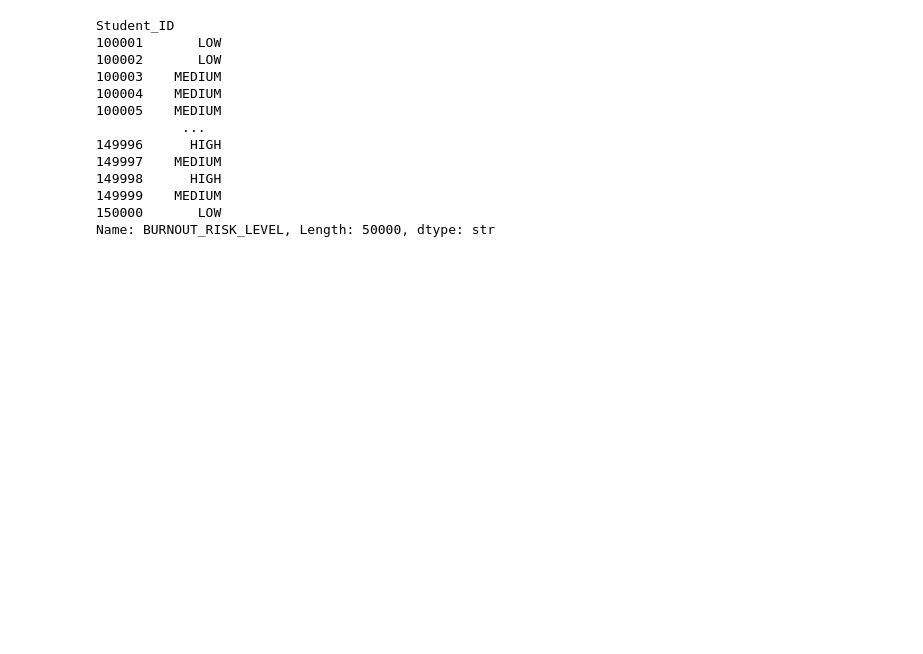
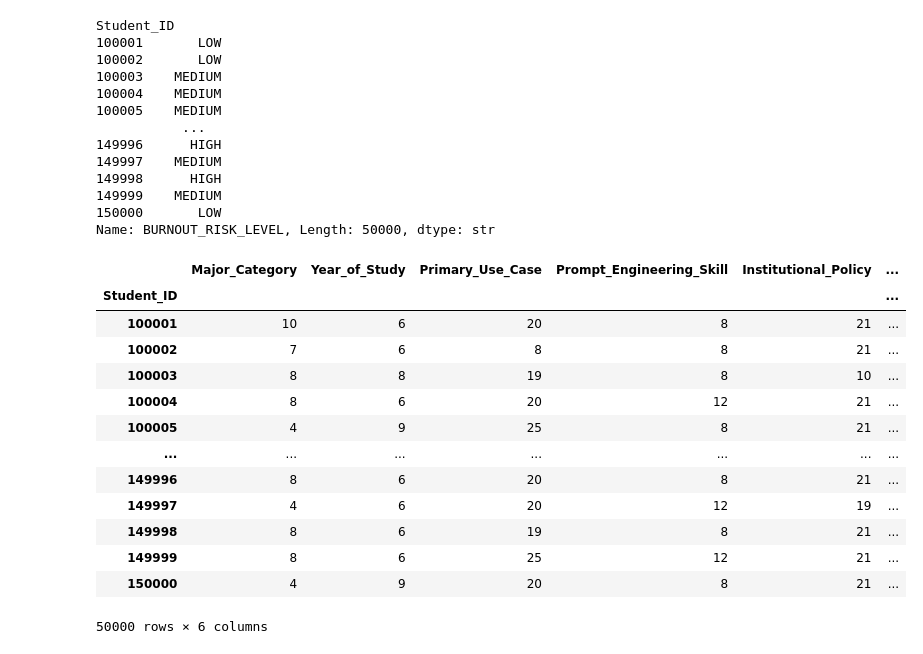
Before and after one commit to TaherKaru/Data-Science, a Jupyter notebook: Pandas/Modifying_data_with_dataframes.ipynb, the cells around one changed output. Drawn from its saved outputs; the diff is of its cells as text; code cells hidden in the pictures; blank space fills up the shorter version.

Commit message:
Modifying_data_with_dataframes

```diff
--- a/Pandas/Modifying_data_with_dataframes.ipynb
+++ b/Pandas/Modifying_data_with_dataframes.ipynb
@@ -139,3 +139,20 @@ Student_ID
 149999    MEDIUM
 150000       LOW
 Name: BURNOUT_RISK_LEVEL, Length: 50000, dtype: str
+# %%
+df.select_dtypes(include=['object','str']).map(len) # --> Using .map() method on dataframe
+# %% [output]
+|  | Major_Category | Year_of_Study | Primary_Use_Case | Prompt_Engineering_Skill | Institutional_Policy | ... |
+| Student_ID |  |  |  |  |  | ... |
+| 100001 | 10 | 6 | 20 | 8 | 21 | ... |
+| 100002 | 7 | 6 | 8 | 8 | 21 | ... |
+| 100003 | 8 | 8 | 19 | 8 | 10 | ... |
+| 100004 | 8 | 6 | 20 | 12 | 21 | ... |
+| 100005 | 4 | 9 | 25 | 8 | 21 | ... |
+| ... | ... | ... | ... | ... | ... | ... |
+| 149996 | 8 | 6 | 20 | 8 | 21 | ... |
+| 149997 | 4 | 6 | 20 | 12 | 19 | ... |
+| 149998 | 8 | 6 | 19 | 8 | 21 | ... |
+| 149999 | 8 | 6 | 25 | 12 | 21 | ... |
+| 150000 | 4 | 9 | 20 | 8 | 21 | ... |
+50000 rows × 6 columns
```
